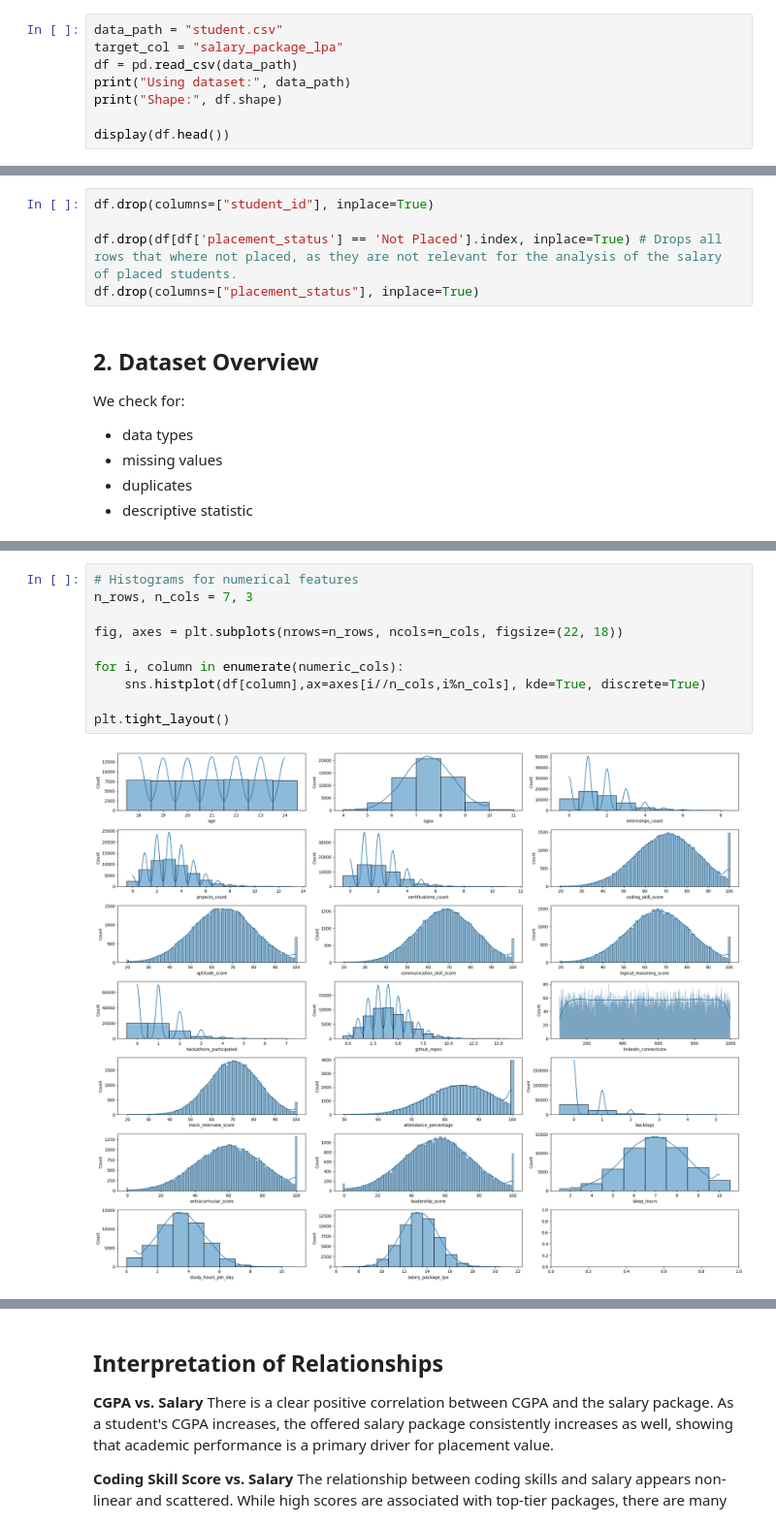
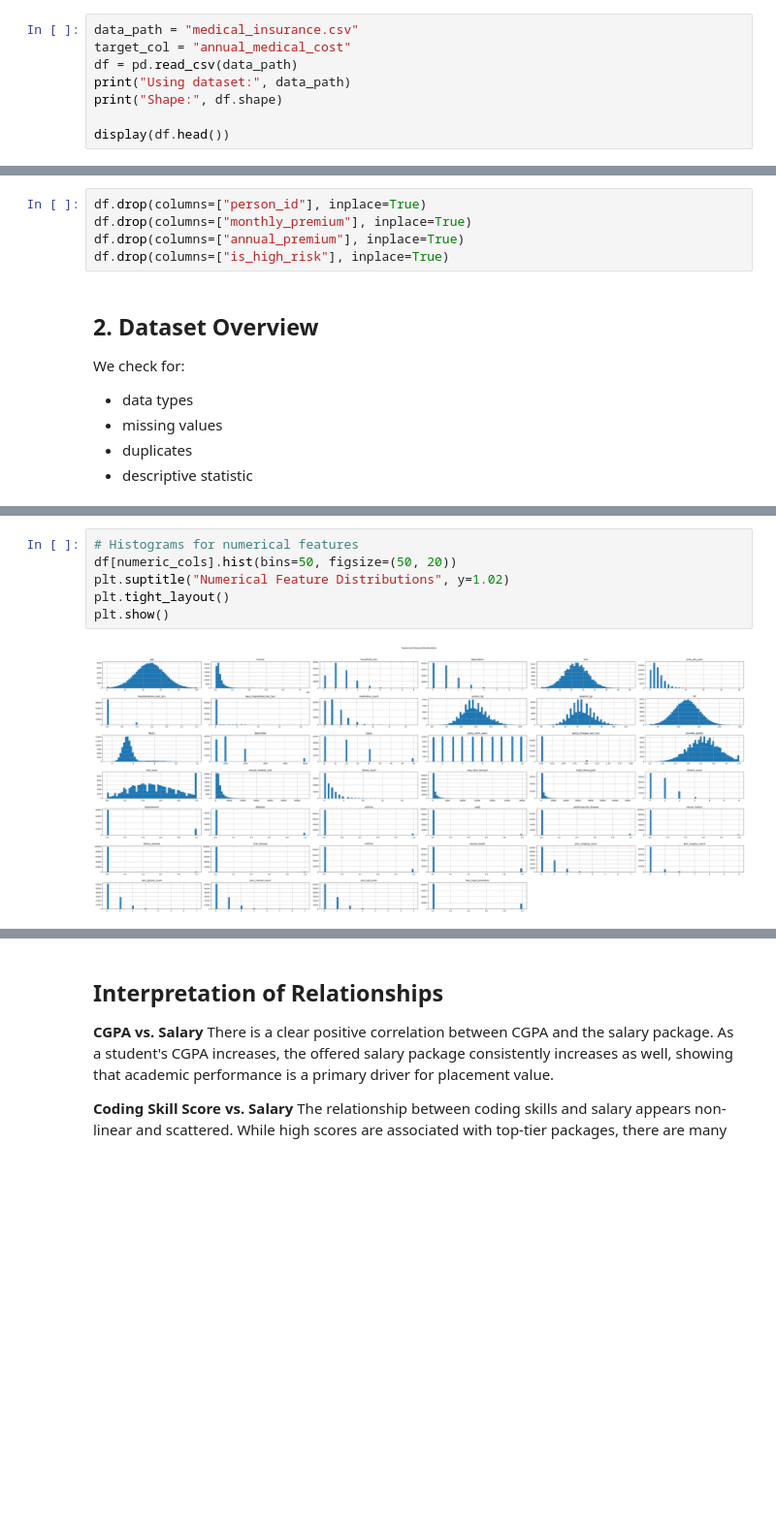
Before and after one commit to JoAz06/Workshop2Project, a Jupyter notebook: regression.ipynb, the cells around one changed output, grey strips where cells are left out. Shown at 97% size. Drawn from its saved outputs; the diff is of its cells as text; blank space fills up the shorter version.

```diff
--- a/regression.ipynb
+++ b/regression.ipynb
@@ -73,8 +63,8 @@ from sklearn.metrics import mean_squared_error, r2_score
 # %% [markdown]
 ## 1. Loading the dataset
 # %%
-data_path = "student.csv"
-target_col = "salary_package_lpa"
+data_path = "medical_insurance.csv"
+target_col = "annual_medical_cost"
 df = pd.read_csv(data_path)
 print("Using dataset:", data_path)
 print("Shape:", df.shape)
@@ -94,8 +85,8 @@ In our predictions the ID's of the student won't affect our outcomes, thus we ar
 # %%
-df.drop(columns=["student_id"], inplace=True)
-
-df.drop(df[df['placement_status'] == 'Not Placed'].index, inplace=True) # Drops all rows that where not placed, as they are not relevant for the analysis of the salary of placed students.
-df.drop(columns=["placement_status"], inplace=True)
+df.drop(columns=["person_id"], inplace=True)
+df.drop(columns=["monthly_premium"], inplace=True)
+df.drop(columns=["annual_premium"], inplace=True)
+df.drop(columns=["is_high_risk"], inplace=True)
 # %% [markdown]
 ## 2. Dataset Overview
 
@@ -190,13 +181,9 @@ Categorical columns: ['gender', 'branch', 'college_tier', 'volunteer_experience'
 # %%
 # Histograms for numerical features
-n_rows, n_cols = 7, 3
-
-fig, axes = plt.subplots(nrows=n_rows, ncols=n_cols, figsize=(22, 18))
-
-for i, column in enumerate(numeric_cols):
-    sns.histplot(df[column],ax=axes[i//n_cols,i%n_cols], kde=True, discrete=True)
-
+df[numeric_cols].hist(bins=50, figsize=(50, 20))
+plt.suptitle("Numerical Feature Distributions", y=1.02)
 plt.tight_layout()
+plt.show()
 # %% [output]
-[figure, old version]
+[figure, new version]
 # %%
```
Also changed, not shown: parts of 31 cells of this notebook, 3 other files.
